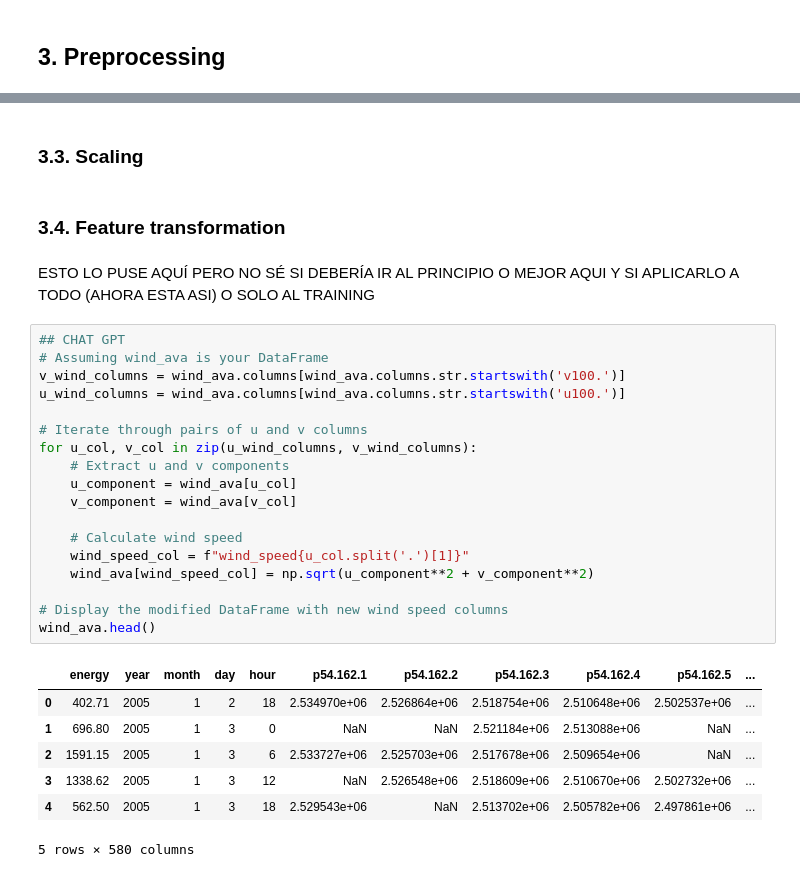
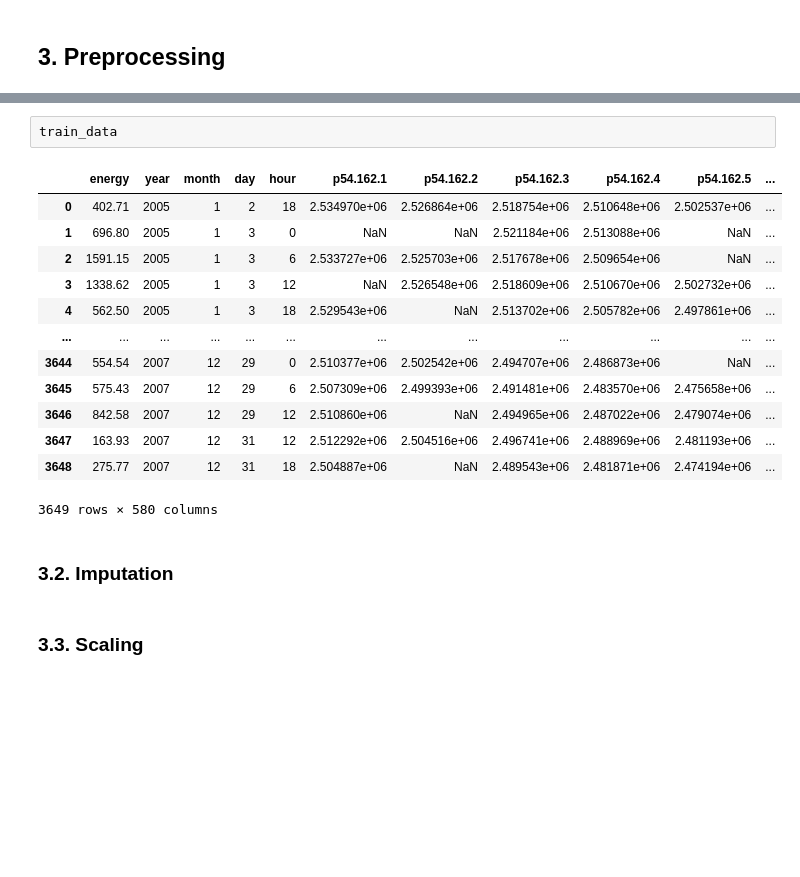
Before and after one commit to vanguix/Big_Data_Intelligence, a Jupyter notebook: PREDICTING WIND ENERGY PRODUCTION_Victoria.ipynb, the cells around one changed output, grey strips where cells are left out. Cells and saved outputs as stored; diff of their text form; blank space fills up the shorter version.

```diff
--- a/PREDICTING WIND ENERGY PRODUCTION_Victoria.ipynb
+++ b/PREDICTING WIND ENERGY PRODUCTION_Victoria.ipynb
@@ -437,32 +485,20 @@ Name: energy, dtype: float64
+# %%
+train_data
+# %% [output]
+|  | energy | year | month | day | hour | p54.162.1 | p54.162.2 | p54.162.3 | p54.162.4 | p54.162.5 | ... |
+| 0 | 402.71 | 2005 | 1 | 2 | 18 | 2.534970e+06 | 2.526864e+06 | 2.518754e+06 | 2.510648e+06 | 2.502537e+06 | ... |
+| 1 | 696.80 | 2005 | 1 | 3 | 0 | NaN | NaN | 2.521184e+06 | 2.513088e+06 | NaN | ... |
+| 2 | 1591.15 | 2005 | 1 | 3 | 6 | 2.533727e+06 | 2.525703e+06 | 2.517678e+06 | 2.509654e+06 | NaN | ... |
+| 3 | 1338.62 | 2005 | 1 | 3 | 12 | NaN | 2.526548e+06 | 2.518609e+06 | 2.510670e+06 | 2.502732e+06 | ... |
+| 4 | 562.50 | 2005 | 1 | 3 | 18 | 2.529543e+06 | NaN | 2.513702e+06 | 2.505782e+06 | 2.497861e+06 | ... |
+| ... | ... | ... | ... | ... | ... | ... | ... | ... | ... | ... | ... |
+| 3644 | 554.54 | 2007 | 12 | 29 | 0 | 2.510377e+06 | 2.502542e+06 | 2.494707e+06 | 2.486873e+06 | NaN | ... |
+| 3645 | 575.43 | 2007 | 12 | 29 | 6 | 2.507309e+06 | 2.499393e+06 | 2.491481e+06 | 2.483570e+06 | 2.475658e+06 | ... |
+| 3646 | 842.58 | 2007 | 12 | 29 | 12 | 2.510860e+06 | NaN | 2.494965e+06 | 2.487022e+06 | 2.479074e+06 | ... |
+| 3647 | 163.93 | 2007 | 12 | 31 | 12 | 2.512292e+06 | 2.504516e+06 | 2.496741e+06 | 2.488969e+06 | 2.481193e+06 | ... |
+| 3648 | 275.77 | 2007 | 12 | 31 | 18 | 2.504887e+06 | NaN | 2.489543e+06 | 2.481871e+06 | 2.474194e+06 | ... |
+3649 rows × 580 columns
+# %% [markdown]
+### 3.2. Imputation
 # %% [markdown]
 ### 3.3. Scaling
-# %% [markdown]
-### 3.4. Feature transformation
-# %% [markdown]
-ESTO LO PUSE AQUÍ PERO NO SÉ SI DEBERÍA IR AL PRINCIPIO O MEJOR AQUI Y SI APLICARLO A TODO (AHORA ESTA ASI) O SOLO AL TRAINING
-# %%
-## CHAT GPT
-# Assuming wind_ava is your DataFrame
-v_wind_columns = wind_ava.columns[wind_ava.columns.str.startswith('v100.')]
-u_wind_columns = wind_ava.columns[wind_ava.columns.str.startswith('u100.')]
-
-# Iterate through pairs of u and v columns
-for u_col, v_col in zip(u_wind_columns, v_wind_columns):
-    # Extract u and v components
-    u_component = wind_ava[u_col]
-    v_component = wind_ava[v_col]
-
-    # Calculate wind speed
-    wind_speed_col = f"wind_speed{u_col.split('.')[1]}"
-    wind_ava[wind_speed_col] = np.sqrt(u_component**2 + v_component**2)
-
-# Display the modified DataFrame with new wind speed columns
-wind_ava.head()
-# %% [output]
-|  | energy | year | month | day | hour | p54.162.1 | p54.162.2 | p54.162.3 | p54.162.4 | p54.162.5 | ... |
-| 0 | 402.71 | 2005 | 1 | 2 | 18 | 2.534970e+06 | 2.526864e+06 | 2.518754e+06 | 2.510648e+06 | 2.502537e+06 | ... |
-| 1 | 696.80 | 2005 | 1 | 3 | 0 | NaN | NaN | 2.521184e+06 | 2.513088e+06 | NaN | ... |
-| 2 | 1591.15 | 2005 | 1 | 3 | 6 | 2.533727e+06 | 2.525703e+06 | 2.517678e+06 | 2.509654e+06 | NaN | ... |
-| 3 | 1338.62 | 2005 | 1 | 3 | 12 | NaN | 2.526548e+06 | 2.518609e+06 | 2.510670e+06 | 2.502732e+06 | ... |
-| 4 | 562.50 | 2005 | 1 | 3 | 18 | 2.529543e+06 | NaN | 2.513702e+06 | 2.505782e+06 | 2.497861e+06 | ... |
-5 rows × 580 columns
```
Also changed, not shown: parts of 31 cells of this notebook.
